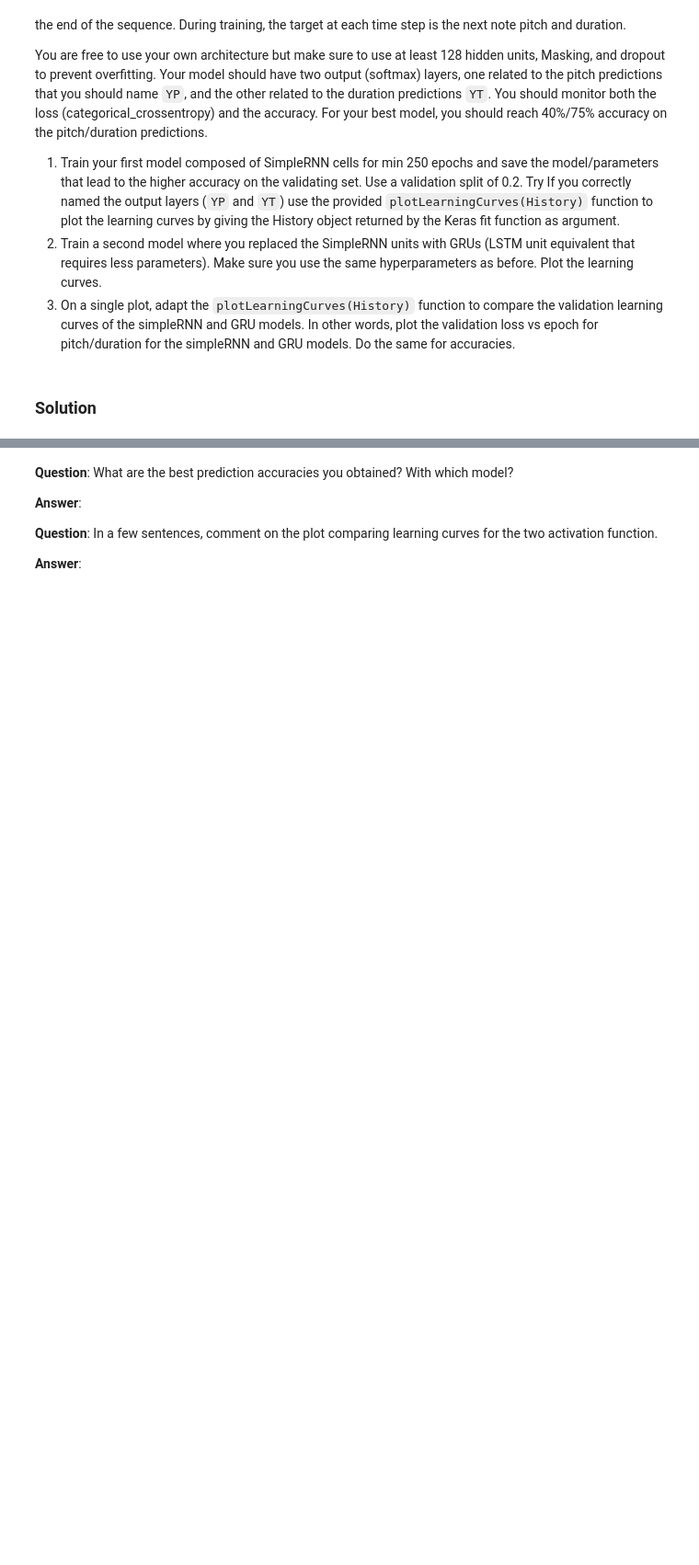
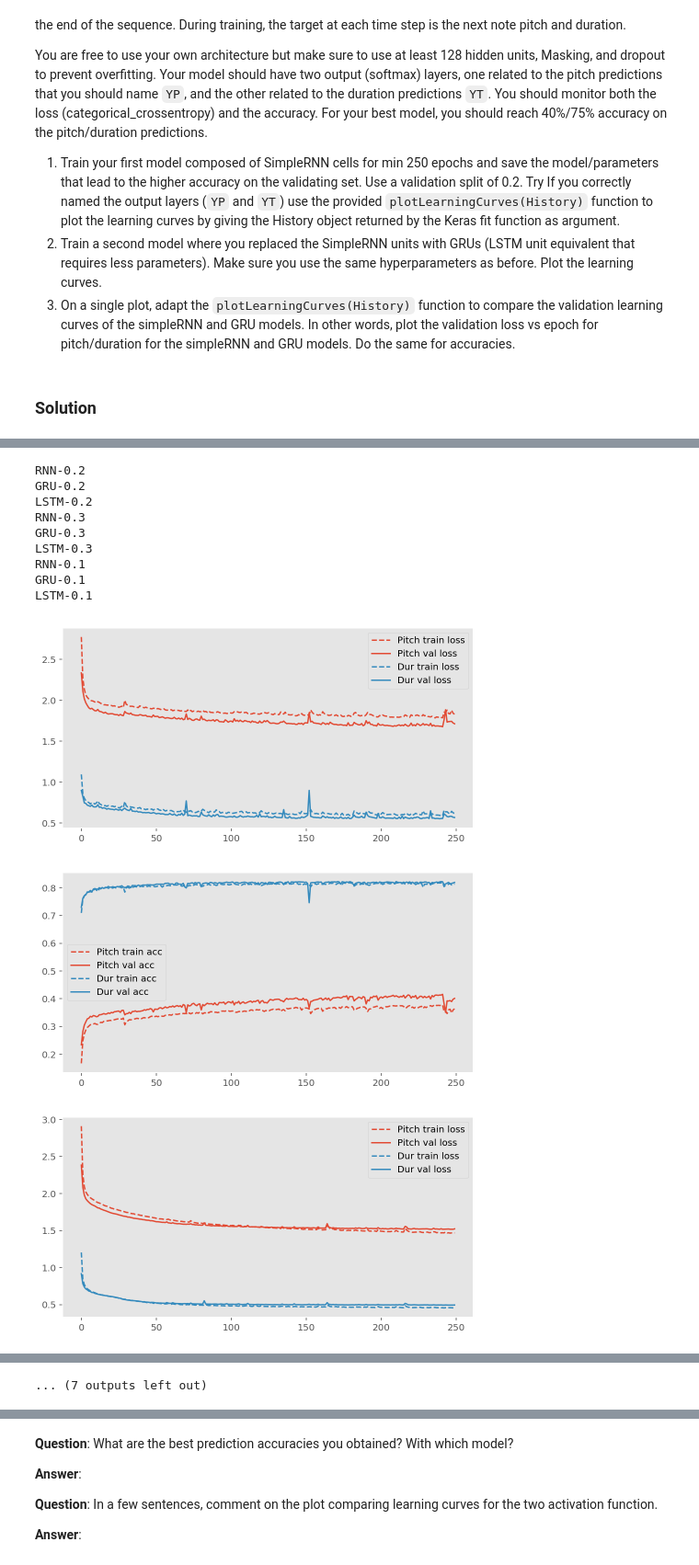
Before and after one commit to adrian-valente/ANN_project1, a Jupyter notebook: miniproject2.ipynb, the cells around one changed output, grey strips where cells are left out. Shown at 92% size. Saved outputs shown, nothing was run; the diff lists cells and outputs as text; code cells hidden in the pictures; blank space fills up the shorter version.

```diff
--- a/miniproject2.ipynb
+++ b/miniproject2.ipynb
@@ -660,0 +763,17 @@ RNNmodel.summary()
+# %%
+for key in histories:
+    print(key)
+    plotLearningCurves(histories[key])
+# %% [output]
+RNN-0.2
+GRU-0.2
+LSTM-0.2
+RNN-0.3
+GRU-0.3
+LSTM-0.3
+RNN-0.1
+GRU-0.1
+LSTM-0.1
+[figure, added]
+[figure, added]
+[figure, added]
@@ -660,0 +788 @@ RNNmodel.summary()
+... (7 outputs left out)
```
Also changed, not shown: parts of 29 cells of this notebook.
